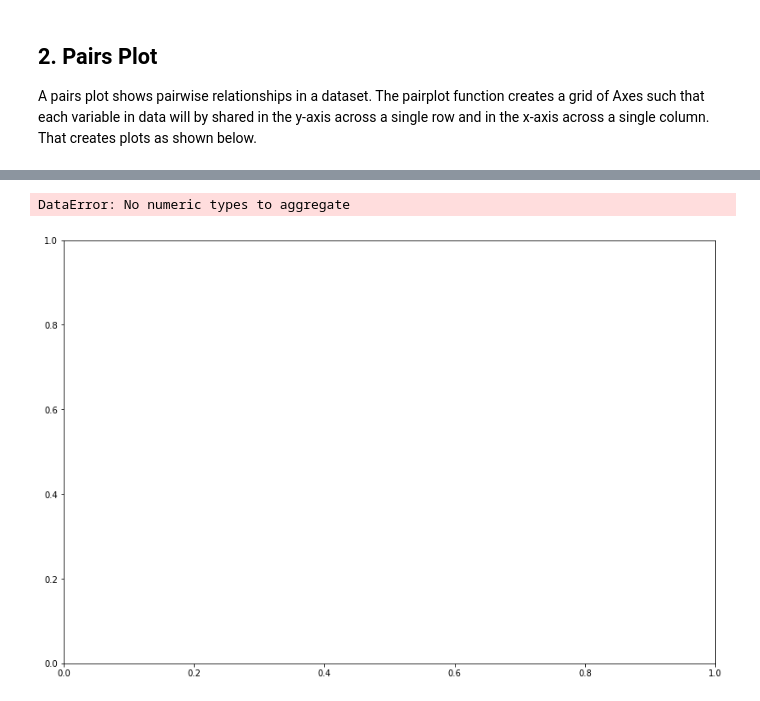
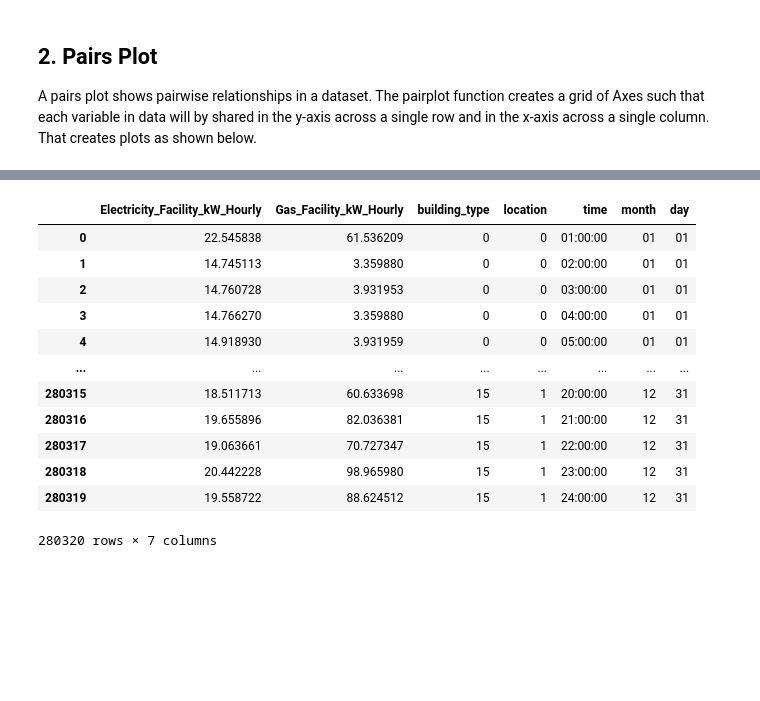
Before and after one commit to dgitts/electric-load-forecasting, a Jupyter notebook: notebooks/david.ipynb, the cells around one changed output, grey strips where cells are left out. Saved outputs shown, nothing was run; the diff lists cells and outputs as text; code cells hidden in the pictures; blank space fills up the shorter version.

```diff
--- a/notebooks/david.ipynb
+++ b/notebooks/david.ipynb
@@ -210,10 +211,19 @@ df
-# %%
-# Electricity usage by building type
-plt.figure(figsize=(30,20))
-plt.subplot(2,2,1)
-df.groupby('building_type').building_type.agg('mean').plot(color='r')
-plt.xlabel('')
-plt.title('Electricity usage by building type')
-# %% [output]
-DataError: No numeric types to aggregate
-[figure, removed]
+# %%
+df_aggregate_le[['date', 'time']] = df_aggregate_le['Date_Time'].str.split('  ', expand=True)
+df_aggregate_le[['month', 'day']] = df_aggregate_le['date'].str.split('/', expand=True)
+df_aggregate_le.drop(columns=['Date_Time', 'date'], inplace=True)
+df_aggregate_le
+# %% [output]
+|  | Electricity_Facility_kW_Hourly | Gas_Facility_kW_Hourly | building_type | location | time | month | day |
+| 0 | 22.545838 | 61.536209 | 0 | 0 | 01:00:00 | 01 | 01 |
+| 1 | 14.745113 | 3.359880 | 0 | 0 | 02:00:00 | 01 | 01 |
+| 2 | 14.760728 | 3.931953 | 0 | 0 | 03:00:00 | 01 | 01 |
+| 3 | 14.766270 | 3.359880 | 0 | 0 | 04:00:00 | 01 | 01 |
+| 4 | 14.918930 | 3.931959 | 0 | 0 | 05:00:00 | 01 | 01 |
+| ... | ... | ... | ... | ... | ... | ... | ... |
+| 280315 | 18.511713 | 60.633698 | 15 | 1 | 20:00:00 | 12 | 31 |
+| 280316 | 19.655896 | 82.036381 | 15 | 1 | 21:00:00 | 12 | 31 |
+| 280317 | 19.063661 | 70.727347 | 15 | 1 | 22:00:00 | 12 | 31 |
+| 280318 | 20.442228 | 98.965980 | 15 | 1 | 23:00:00 | 12 | 31 |
+| 280319 | 19.558722 | 88.624512 | 15 | 1 | 24:00:00 | 12 | 31 |
+280320 rows × 7 columns
```
Also changed, not shown: parts of 9 cells of this notebook.
